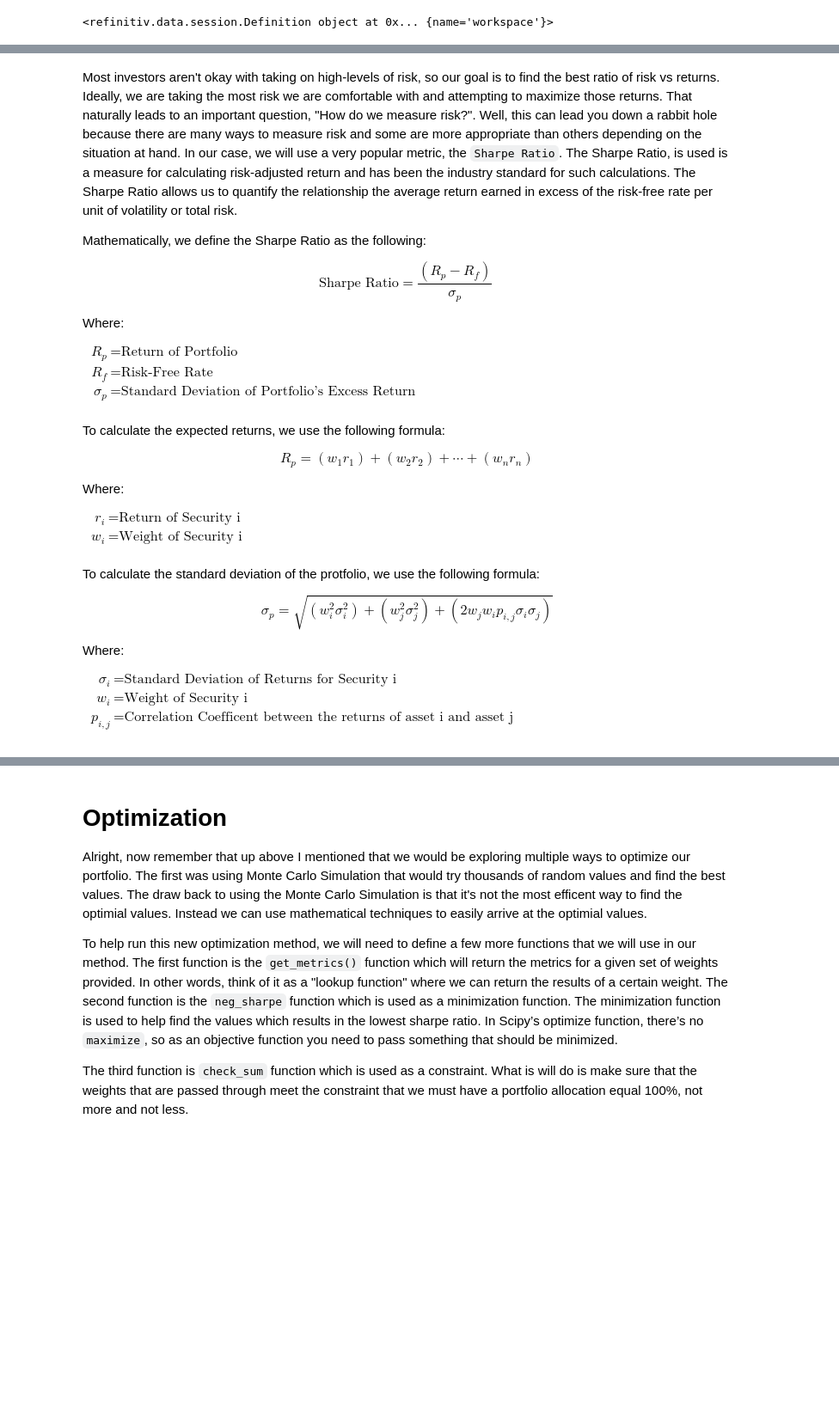
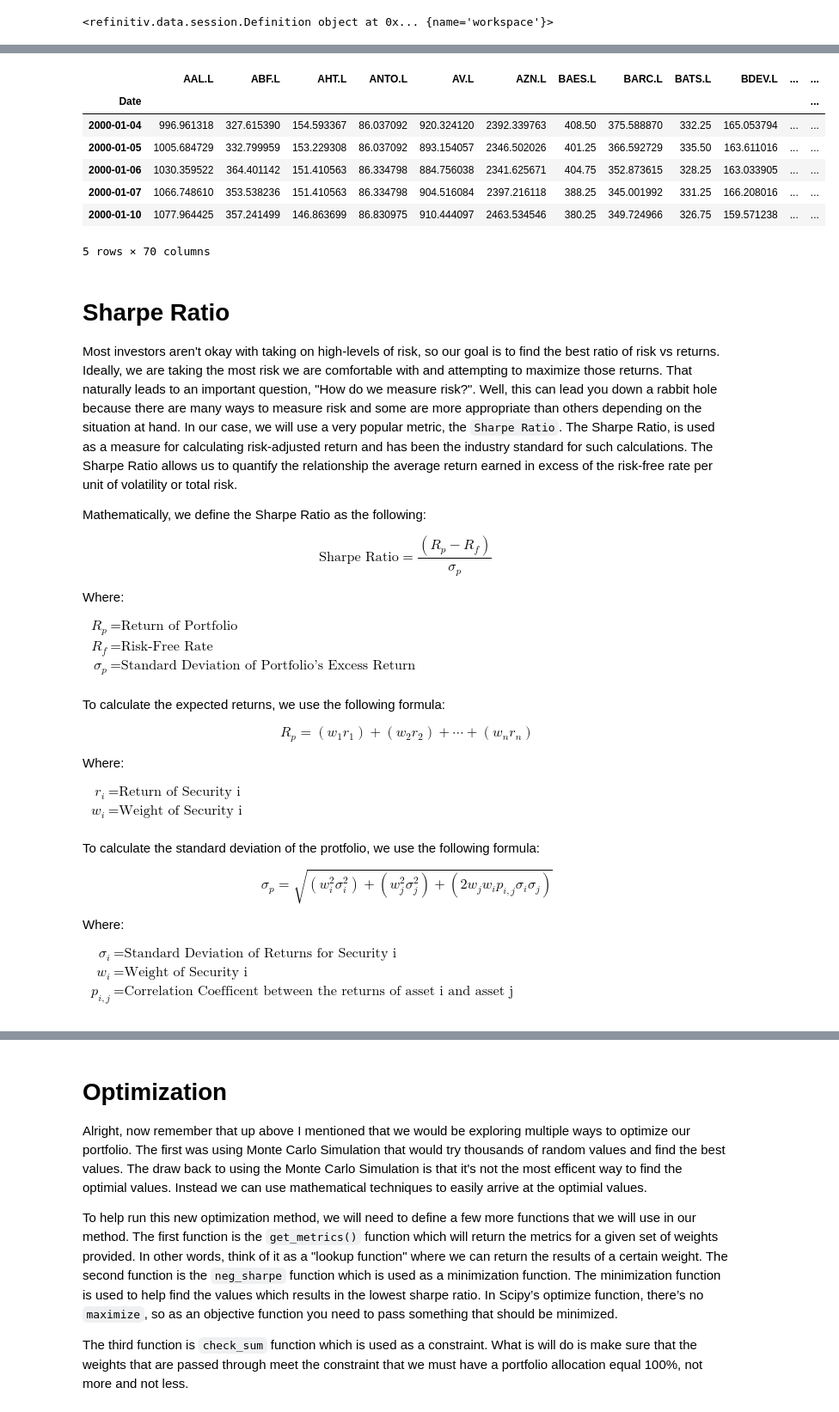
Before and after one commit to SambhavJain04/ESG_PortOpt, a Jupyter notebook: port_opt.ipynb, the cells around one changed output, grey strips where cells are left out. Shown at 86% size. Cells and saved outputs as stored; diff of their text form; code cells hidden in the pictures; blank space fills up the shorter version.

Commit message:
Final changes has been made

```diff
--- a/port_opt.ipynb
+++ b/port_opt.ipynb
@@ -63,7 +105,20 @@ data.ipynb executed successfully
 # %%
 portfolio_df = pd.read_csv('portfolio.csv', index_col=0)
+# %%
+portfolio_df.head(5)
+# %% [output]
+|  | AAL.L | ABF.L | AHT.L | ANTO.L | AV.L | AZN.L | BAES.L | BARC.L | BATS.L | BDEV.L | ... | ... |
+| Date |  |  |  |  |  |  |  |  |  |  |  | ... |
+| 2000-01-04 | 996.961318 | 327.615390 | 154.593367 | 86.037092 | 920.324120 | 2392.339763 | 408.50 | 375.588870 | 332.25 | 165.053794 | ... | ... |
+| 2000-01-05 | 1005.684729 | 332.799959 | 153.229308 | 86.037092 | 893.154057 | 2346.502026 | 401.25 | 366.592729 | 335.50 | 163.611016 | ... | ... |
+| 2000-01-06 | 1030.359522 | 364.401142 | 151.410563 | 86.334798 | 884.756038 | 2341.625671 | 404.75 | 352.873615 | 328.25 | 163.033905 | ... | ... |
+| 2000-01-07 | 1066.748610 | 353.538236 | 151.410563 | 86.334798 | 904.516084 | 2397.216118 | 388.25 | 345.001992 | 331.25 | 166.208016 | ... | ... |
+| 2000-01-10 | 1077.964425 | 357.241499 | 146.863699 | 86.830975 | 910.444097 | 2463.534546 | 380.25 | 349.724966 | 326.75 | 159.571238 | ... | ... |
+5 rows × 70 columns
 # %% [markdown]
- Most investors aren't okay with taking on high-levels of risk, so our goal is to find the best ratio of risk vs returns. Ideally, we are taking the most risk we are comfortable with and attempting to maximize those returns. That naturally leads to an important question, "How do we measure risk?". Well, this can lead you down a rabbit hole because there are many ways to measure risk and some are more appropriate than others depending on the situation at hand. In our case, we will use a very popular metric, the `Sharpe Ratio`. The Sharpe Ratio, is used is a measure for calculating risk-adjusted return and has been the industry standard for such calculations. The Sharpe Ratio allows us to quantify the relationship the average return earned in excess of the risk-free rate per unit of volatility or total risk.
+# Sharpe Ratio
+
+ Most investors aren't okay with taking on high-levels of risk, so our goal is to find the best ratio of risk vs returns. Ideally, we are taking the most risk we are comfortable with and attempting to maximize those returns. That naturally leads to an important question, "How do we measure risk?". Well, this can lead you down a rabbit hole because there are many ways to measure risk and some are more appropriate than others depending on the situation at hand. In our case, we will use a very popular metric, the `Sharpe Ratio`. The Sharpe Ratio, is used as a measure for calculating risk-adjusted return and has been the industry standard for such calculations. The Sharpe Ratio allows us to quantify the relationship the average return earned in excess of the risk-free rate per unit of volatility or total risk.
 
 Mathematically, we define the Sharpe Ratio as the following:
 
```
Also changed, not shown: parts of 21 cells of this notebook, 2 other files.
